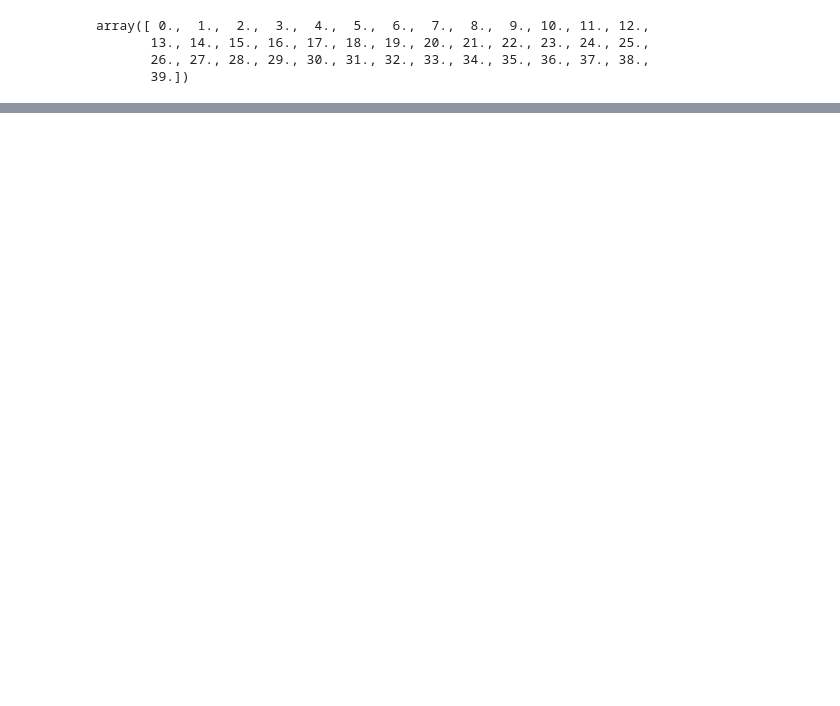
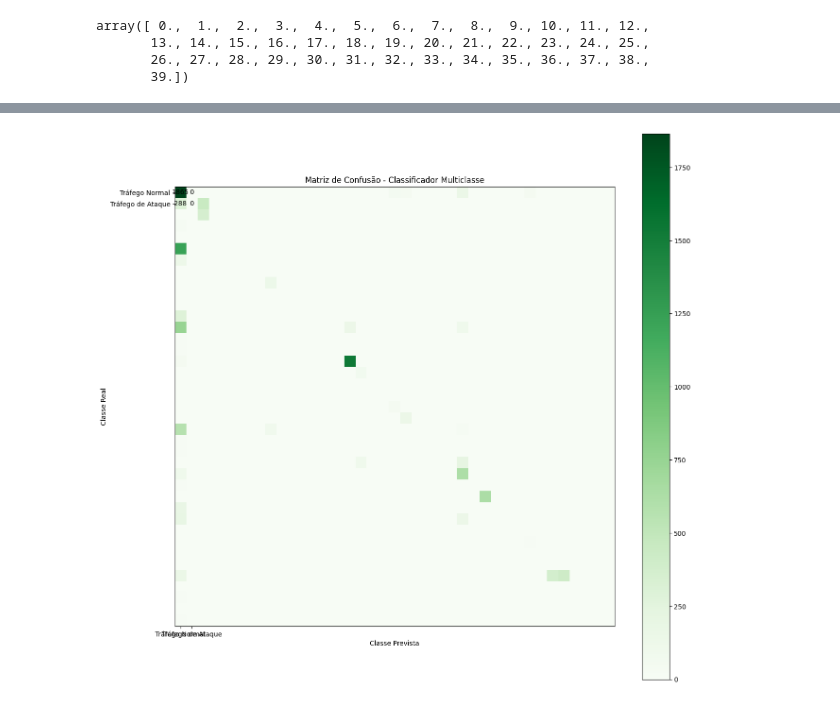
Before and after one commit to Chikrem/HIDS_DT, a Jupyter notebook: IDS.ipynb, the cells around one changed output, grey strips where cells are left out. Drawn from its saved outputs; the diff is of its cells as text; code cells hidden in the pictures; blank space fills up the shorter version.

```diff
--- a/IDS.ipynb
+++ b/IDS.ipynb
@@ -471,2 +426,19 @@ display(styled_df_cm)
+# %%
+plt.figure(figsize=(15, 15))
+plt.imshow(cm, cmap='Greens')
+plt.title('Matriz de Confusão - Classificador Multiclasse')
+plt.colorbar()
+plt.xticks([0, 1], ['Tráfego Normal', 'Tráfego de Ataque'])
+plt.yticks([0, 1], ['Tráfego Normal', 'Tráfego de Ataque'])
+plt.xlabel('Classe Prevista')
+plt.ylabel('Classe Real')
+
+for i in range(2):
+    for j in range(2):
+        plt.text(j, i, str(cm[i, j]), ha='center', va='center', color='black')
+
+plt.show()
+# %% [output]
+[figure, added]
 # %%
 # compute metrics
```
Also changed, not shown: parts of 58 cells of this notebook, 4 other files.
